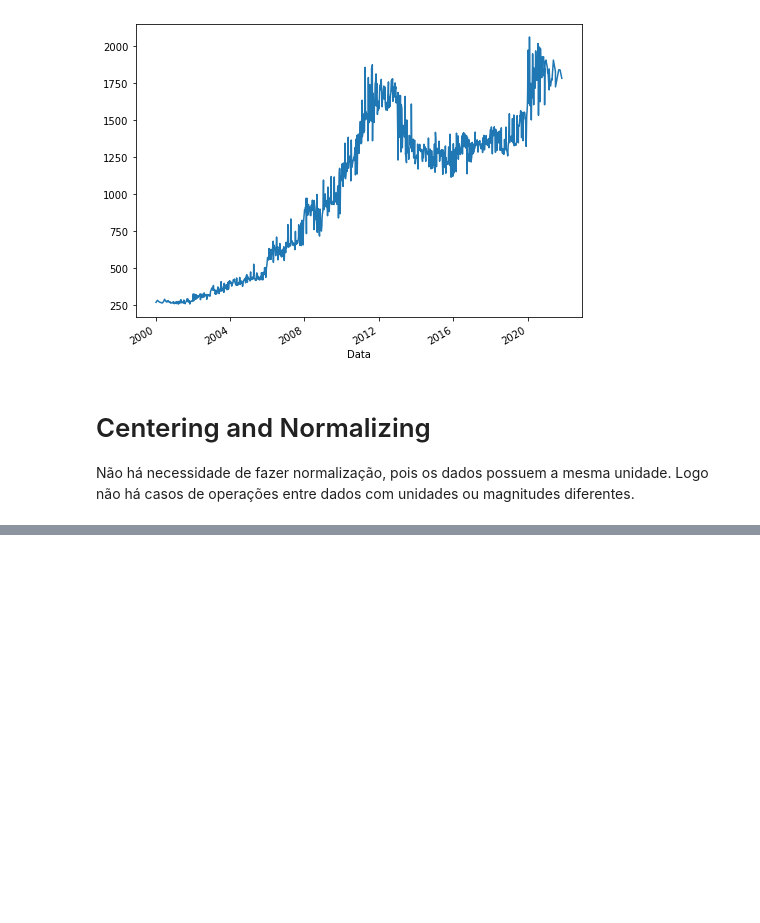
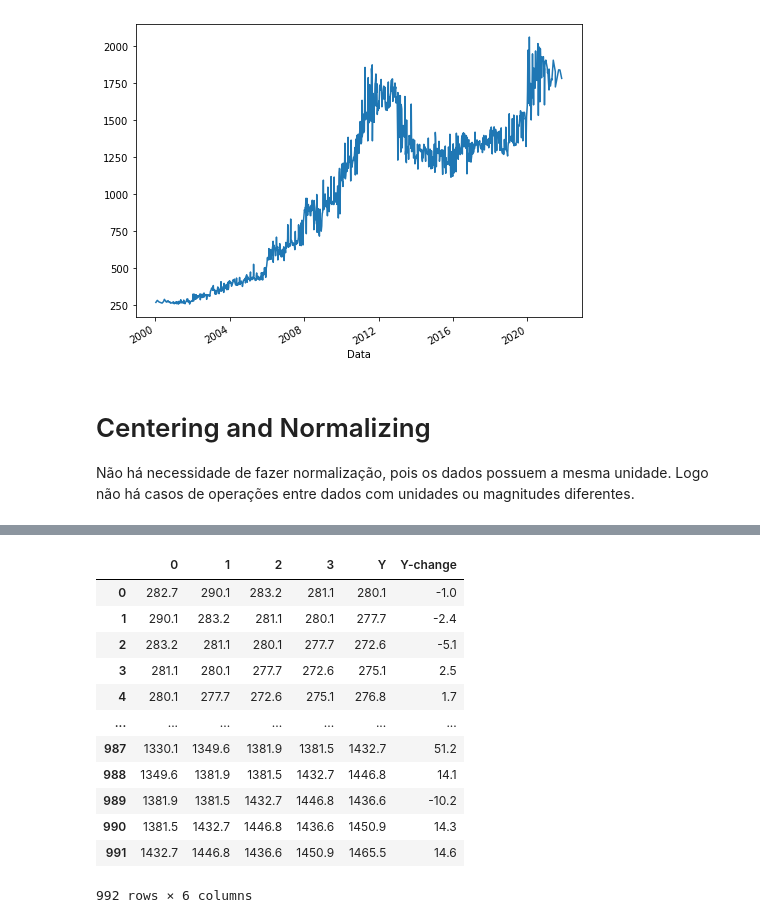
Before and after one commit to JorgeSantos18/MO432, a Jupyter notebook: Tarefa_3.ipynb, the cells around one changed output, grey strips where cells are left out. Saved outputs shown, nothing was run; the diff lists cells and outputs as text; code cells hidden in the pictures; blank space fills up the shorter version.

Commit message:
Add regression and json based data tree

```diff
--- a/Tarefa_3.ipynb
+++ b/Tarefa_3.ipynb
@@ -24,6 +24,7 @@ from sklearn.model_selection import KFold, TimeSeriesSplit, GridSearchCV
 # %%
 url = "https://www.ic.unicamp.br/~wainer/cursos/1s2021/432/ouro2.csv"
 data = pd.read_csv(url, parse_dates=True, index_col = "Data")
+data = data[::-1]
 data.shape
 # %% [output]
 (1096, 1)
@@ -37,5 +55,9 @@ data['Valor'].plot(figsize=(8,6))
 
 Não há necessidade de fazer normalização, pois os dados possuem a mesma unidade. Logo não há casos de operações entre dados com unidades ou magnitudes diferentes.
 # %%
-test_data = data[:100]
-train_data = data[100:]
+test_data = data[-100:]
+train_data = data[:-100]
+
+
+
+train_data.shape
@@ -68,0 +120,35 @@ y_train.shape
+# %%
+window_size = 4
+# X train do not use last value, there's no future value to be predicted
+x_train = get_lagged_features(train_data, window_size, 1)
+
+
+y_train =  train_data.values[4:]
+y_train_timestamps = train_data.index[:4]
+
+
+check_data = df(x_train)
+check_data["Y"] = y_train
+
+y_train_change = df(check_data['Y'].values - check_data[window_size-1].values)
+check_data["Y-change"] = y_train_change
+
+
+assert ( all ( (check_data['Y'][:-1].values) - (check_data['Y'][1:].values) == -check_data['Y-change'][1:].values) ) #quick test
+
+
+check_data[::]
+# %% [output]
+|  | 0 | 1 | 2 | 3 | Y | Y-change |
+| 0 | 282.7 | 290.1 | 283.2 | 281.1 | 280.1 | -1.0 |
+| 1 | 290.1 | 283.2 | 281.1 | 280.1 | 277.7 | -2.4 |
+| 2 | 283.2 | 281.1 | 280.1 | 277.7 | 272.6 | -5.1 |
+| 3 | 281.1 | 280.1 | 277.7 | 272.6 | 275.1 | 2.5 |
+| 4 | 280.1 | 277.7 | 272.6 | 275.1 | 276.8 | 1.7 |
+| ... | ... | ... | ... | ... | ... | ... |
+| 987 | 1330.1 | 1349.6 | 1381.9 | 1381.5 | 1432.7 | 51.2 |
+| 988 | 1349.6 | 1381.9 | 1381.5 | 1432.7 | 1446.8 | 14.1 |
+| 989 | 1381.9 | 1381.5 | 1432.7 | 1446.8 | 1436.6 | -10.2 |
+| 990 | 1381.5 | 1432.7 | 1446.8 | 1436.6 | 1450.9 | 14.3 |
+| 991 | 1432.7 | 1446.8 | 1436.6 | 1450.9 | 1465.5 | 14.6 |
+992 rows × 6 columns
```
Also changed, not shown: parts of 19 cells of this notebook.
